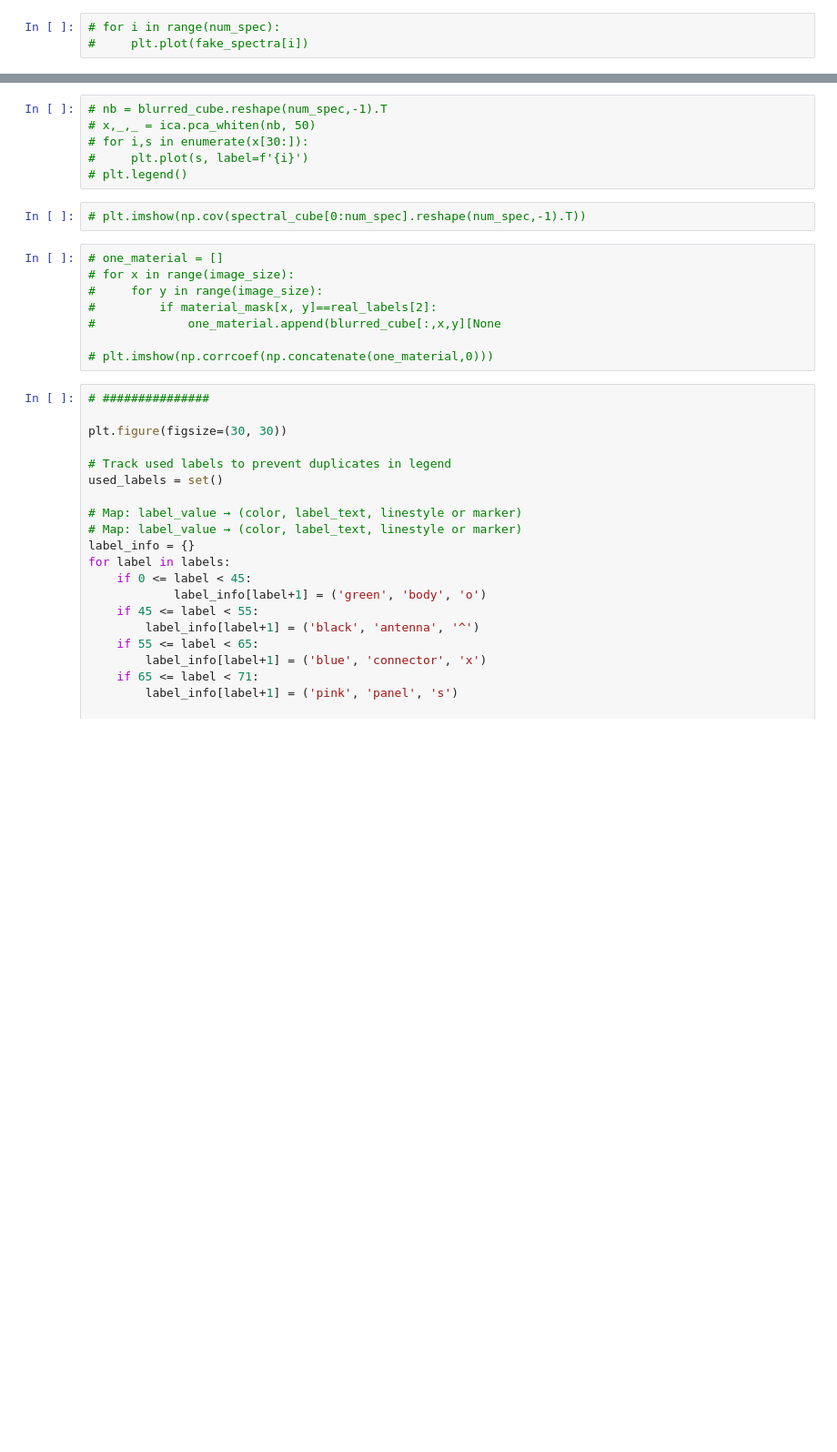
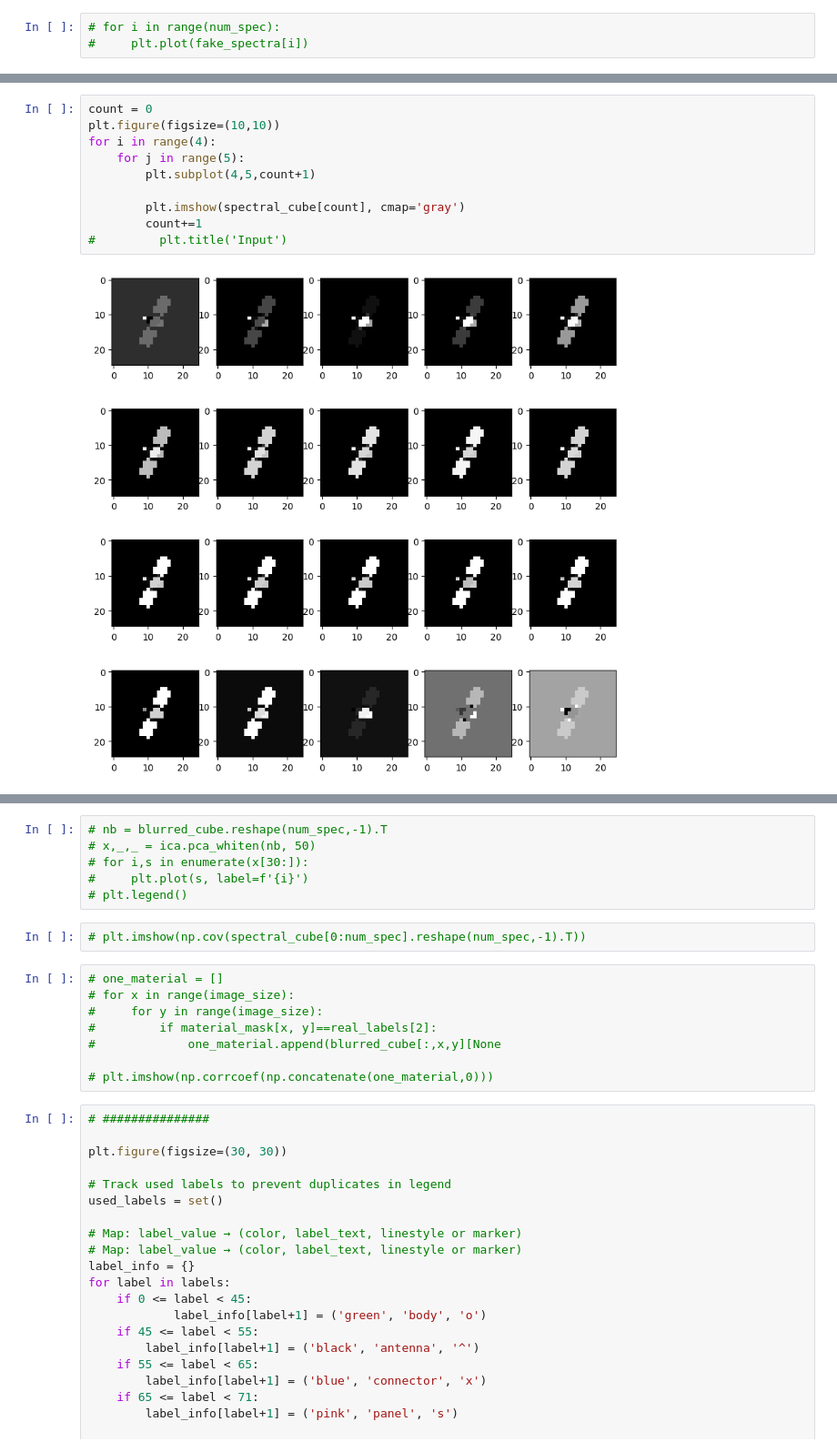
Before and after one commit to yaorong368/HSI_reconstruct, a Jupyter notebook: notebook/modeling.ipynb, the cells around one changed output, grey strips where cells are left out. Shown at 91% size. Cells and saved outputs as stored; diff of their text form; blank space fills up the shorter version.

```diff
--- a/notebook/modeling.ipynb
+++ b/notebook/modeling.ipynb
@@ -162,0 +327,12 @@ plt.colorbar()
+# %%
+count = 0
+plt.figure(figsize=(10,10))
+for i in range(4):
+    for j in range(5):
+        plt.subplot(4,5,count+1)
+
+        plt.imshow(spectral_cube[count], cmap='gray')
+        count+=1
+#         plt.title('Input')
+# %% [output]
+[figure, added]
```
Also changed, not shown: parts of 19 cells of this notebook.
